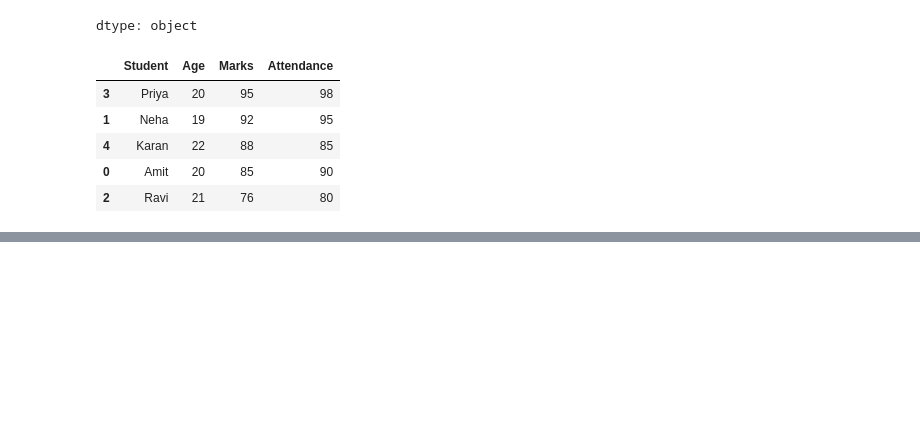
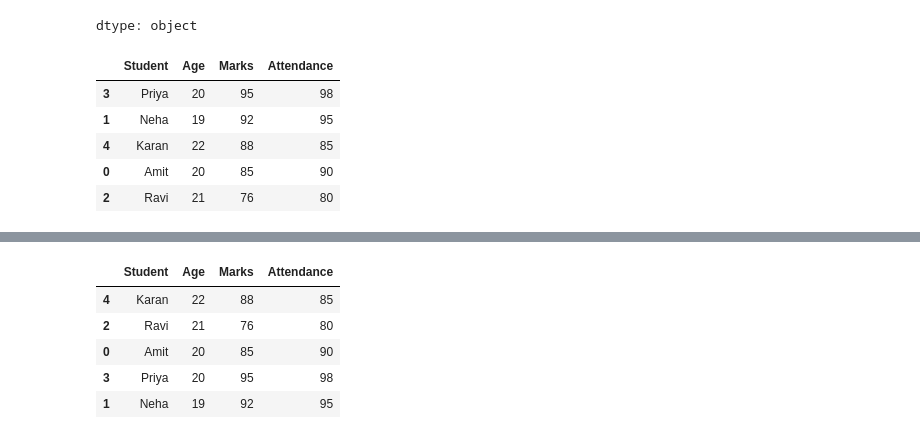
Before and after one commit to AnishShrestha09/pandas, a Jupyter notebook: pandas17.ipynb, the cells around one changed output, grey strips where cells are left out. Saved outputs shown, nothing was run; the diff lists cells and outputs as text; code cells hidden in the pictures; blank space fills up the shorter version.

```diff
--- a/pandas17.ipynb
+++ b/pandas17.ipynb
@@ -112,0 +124,9 @@ df.sort_values(by = "Marks",ascending=False)
+# %%
+df.sort_values(by= "Age", ascending = False)
+# %% [output]
+|  | Student | Age | Marks | Attendance |
+| 4 | Karan | 22 | 88 | 85 |
+| 2 | Ravi | 21 | 76 | 80 |
+| 0 | Amit | 20 | 85 | 90 |
+| 3 | Priya | 20 | 95 | 98 |
+| 1 | Neha | 19 | 92 | 95 |
```
Also changed, not shown: parts of 30 cells of this notebook.
